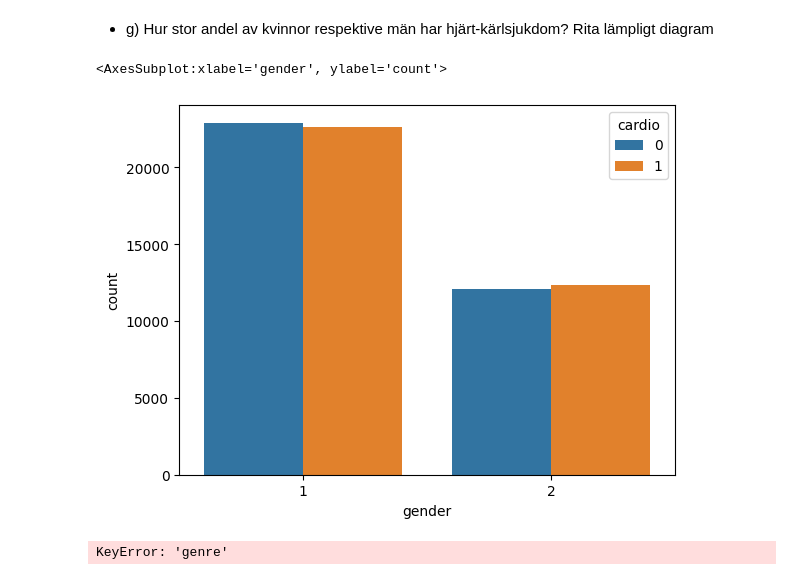
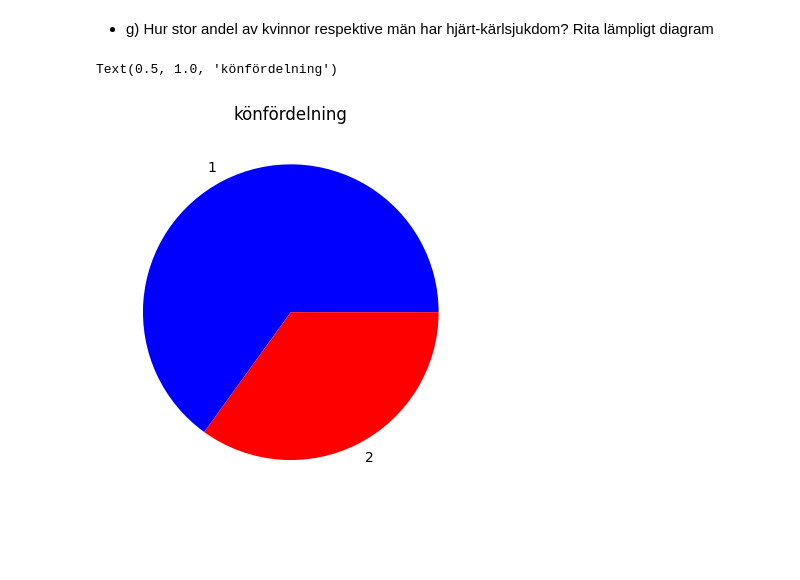
Before and after one commit to AmalDerbali/AmalDerbali-Lab-Machine-Learning, a Jupyter notebook: Disease_prediction.ipynb, the cells around one changed output. Drawn from its saved outputs; the diff is of its cells as text; code cells hidden in the pictures; blank space fills up the shorter version.

```diff
--- a/Disease_prediction.ipynb
+++ b/Disease_prediction.ipynb
@@ -106,13 +106,9 @@ Text(0.5, 1.0, 'Längdfördelningen')
 [figure]
 # %% [markdown]
 - g) Hur stor andel av kvinnor respektive män har hjärt-kärlsjukdom? Rita lämpligt diagram
-# %%
-sns.countplot(x='gender', hue='cardio', data=Cardio)
-# %% [output]
-<AxesSubplot:xlabel='gender', ylabel='count'>
-[figure, removed]
 # %%
-plt.pie(Cardio['genre'].value_counts(), labels=["1", "2"], colors=["green", "red"])
-plt.title('kolesterolvärde')
+plt.pie(Cardio['gender'].value_counts(), labels=["1", "2"], colors=["blue", "red"])
+plt.title('könfördelning')
 # %% [output]
-KeyError: 'genre'
+Text(0.5, 1.0, 'könfördelning')
+[figure, added]
```
